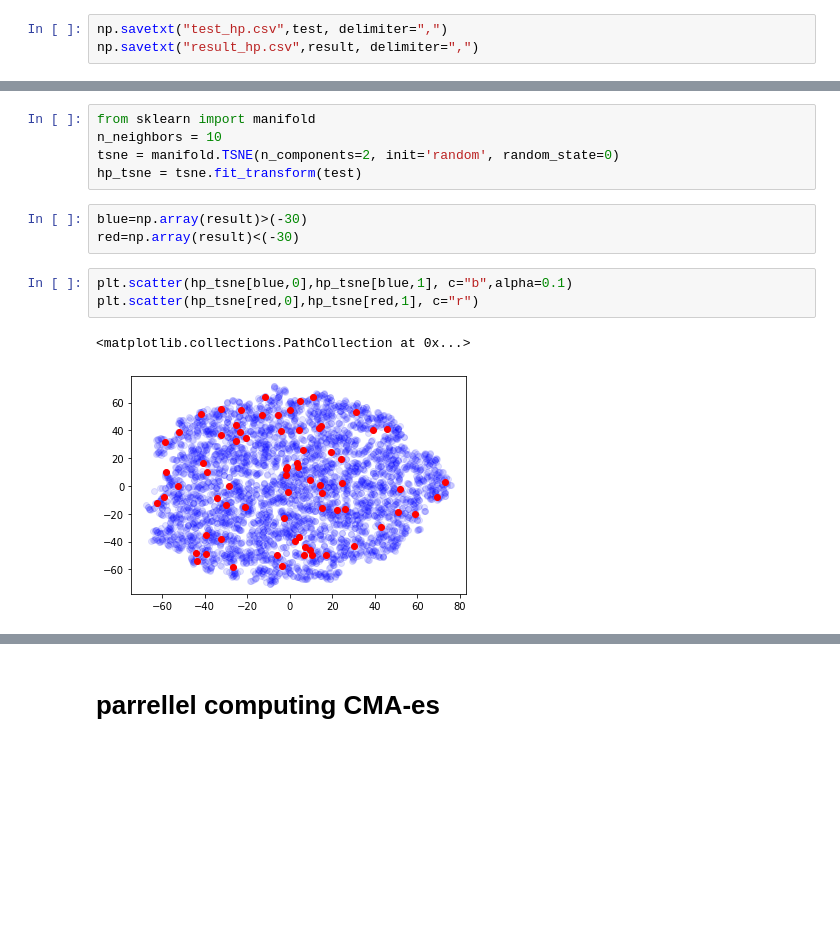
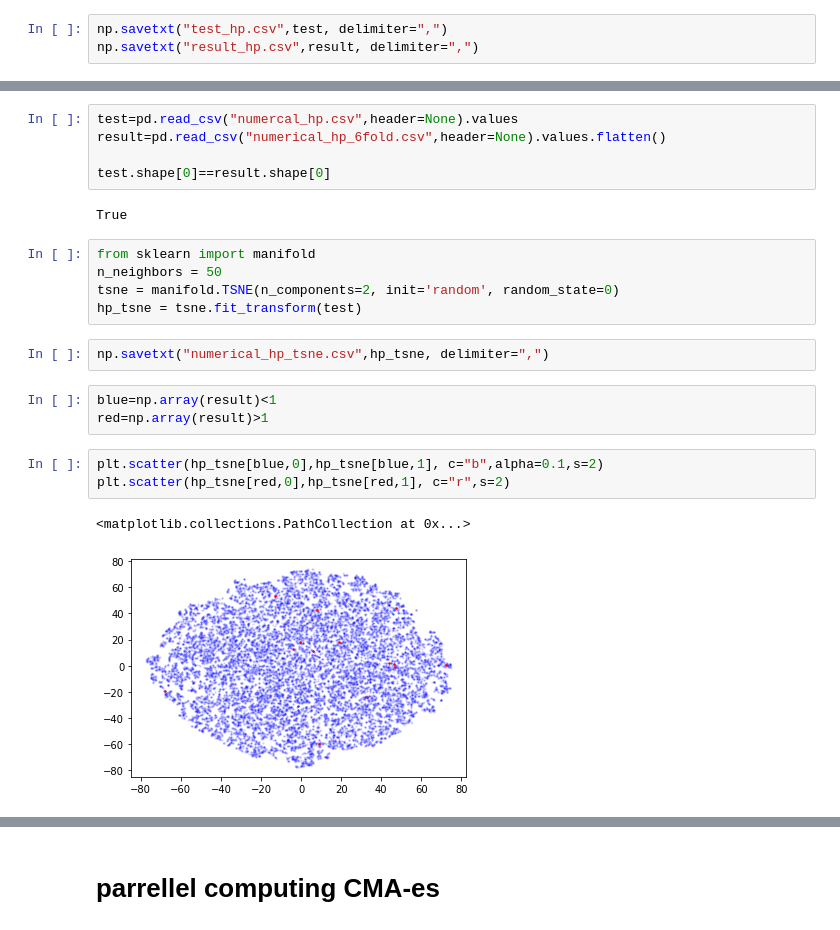
Before and after one commit to someoneinthecrowd/Microroller_Fields, a Jupyter notebook: 4para_try.ipynb, the cells around one changed output, grey strips where cells are left out. Cells and saved outputs as stored; diff of their text form; blank space fills up the shorter version.

```diff
--- a/4para_try.ipynb
+++ b/4para_try.ipynb
@@ -263,14 +263,23 @@ plt.xlim(-20,20)
+# %%
+test=pd.read_csv("numercal_hp.csv",header=None).values
+result=pd.read_csv("numerical_hp_6fold.csv",header=None).values.flatten()
+
+test.shape[0]==result.shape[0]
+# %% [output]
+True
 # %%
 from sklearn import manifold
-n_neighbors = 10
+n_neighbors = 50
 tsne = manifold.TSNE(n_components=2, init='random', random_state=0)
 hp_tsne = tsne.fit_transform(test)
+# %%
+np.savetxt("numerical_hp_tsne.csv",hp_tsne, delimiter=",")
 # %%
-blue=np.array(result)>(-30)
-red=np.array(result)<(-30)
+blue=np.array(result)<1
+red=np.array(result)>1
 # %%
-plt.scatter(hp_tsne[blue,0],hp_tsne[blue,1], c="b",alpha=0.1)
-plt.scatter(hp_tsne[red,0],hp_tsne[red,1], c="r")
+plt.scatter(hp_tsne[blue,0],hp_tsne[blue,1], c="b",alpha=0.1,s=2)
+plt.scatter(hp_tsne[red,0],hp_tsne[red,1], c="r",s=2)
 # %% [output]
 <matplotlib.collections.PathCollection at 0x...>
-[figure, old version]
+[figure, new version]
```
Also changed, not shown: parts of 7 cells of this notebook.
